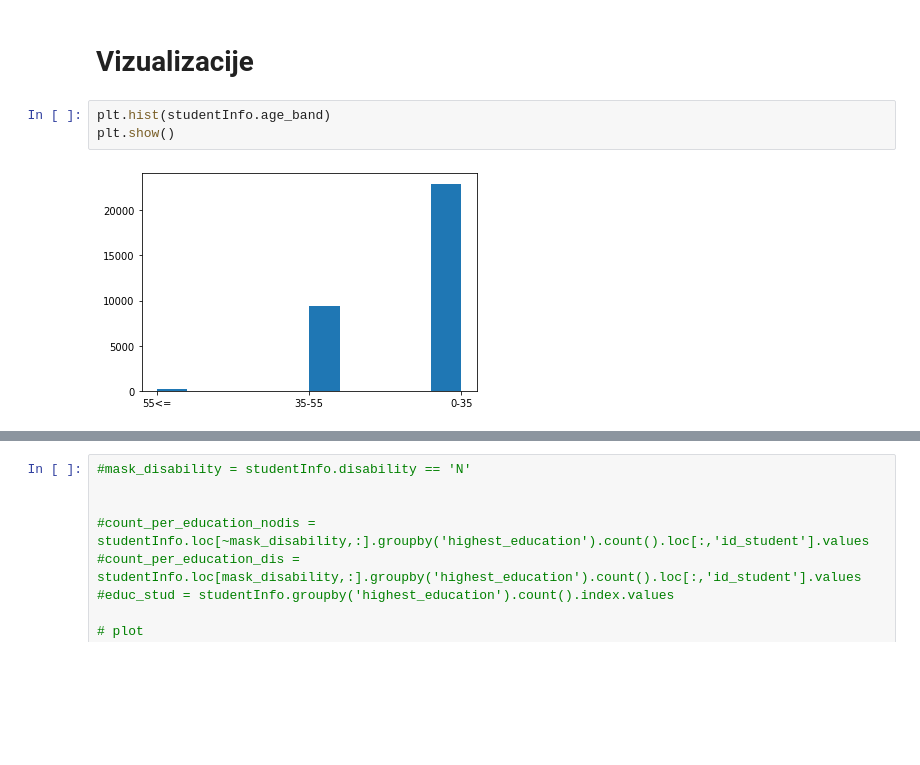
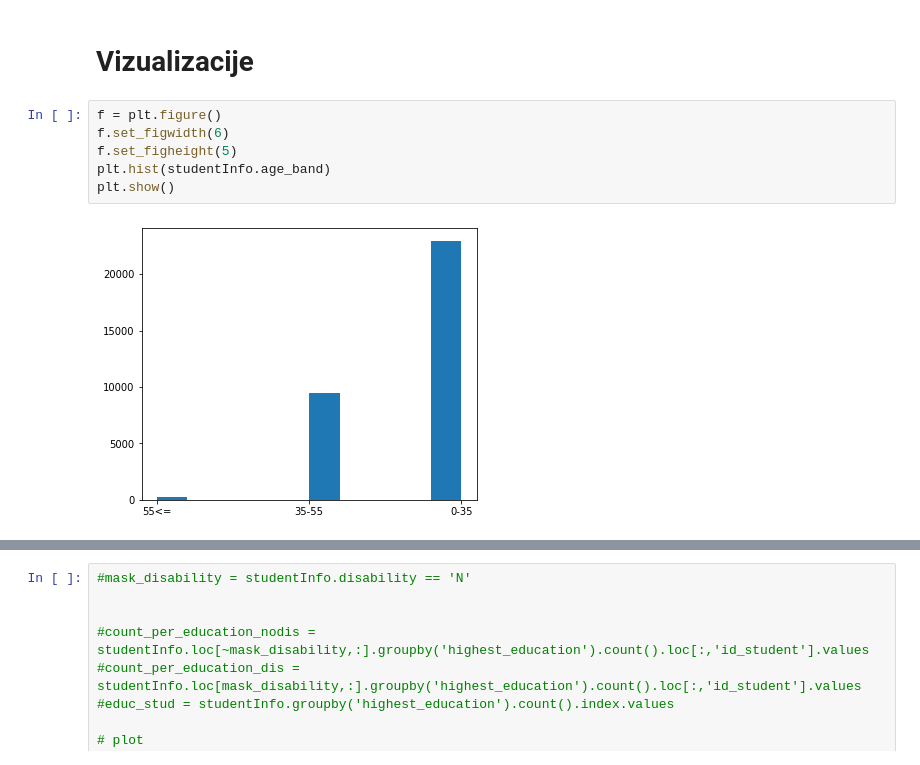
Before and after one commit to sven8599/uzop_projekt, a Jupyter notebook: Untitled1 (1).ipynb, the cells around one changed output, grey strips where cells are left out. Saved outputs shown, nothing was run; the diff lists cells and outputs as text; blank space fills up the shorter version.

```diff
--- a/Untitled1 (1).ipynb
+++ b/Untitled1 (1).ipynb
@@ -235,10 +235,13 @@ dtype: int64
 # %% [markdown]
 # Vizualizacije
 # %%
+f = plt.figure()
+f.set_figwidth(6)
+f.set_figheight(5)
 plt.hist(studentInfo.age_band)
 plt.show()
 # %% [output]
-[figure, old version]
+[figure, new version]
 # %%
 count_per_education = studentInfo.groupby('highest_education').count().loc[:,'id_student'].values
 education_student = studentInfo.groupby('highest_education').count().index.values
```
Also changed, not shown: parts of 3 cells of this notebook.
